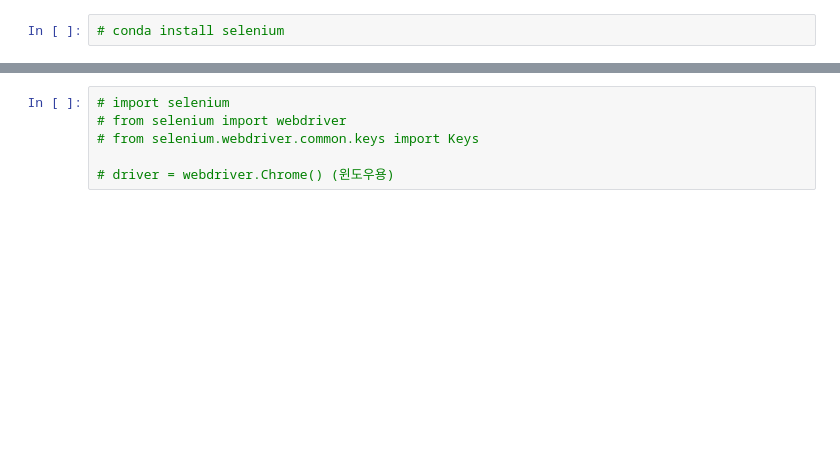
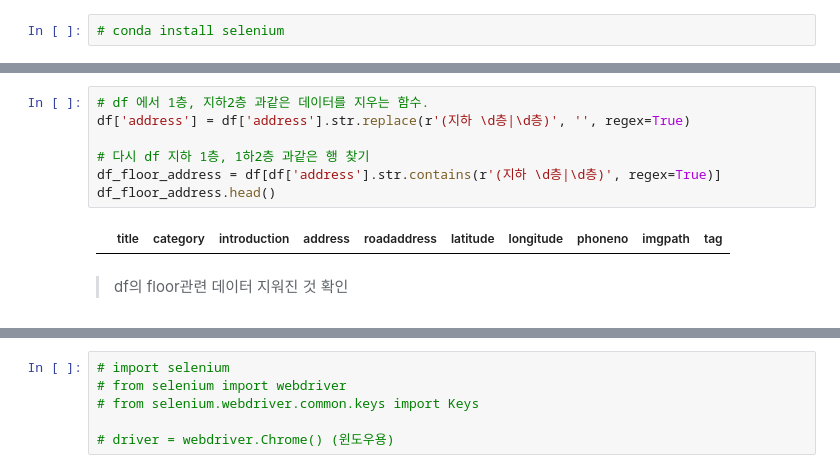
Before and after one commit to JejuTravelApp/DataAnalysis, a Jupyter notebook: MS_네이버데이터추출.ipynb, the cells around one changed output, grey strips where cells are left out. Cells and saved outputs as stored; diff of their text form; blank space fills up the shorter version.

```diff
--- a/MS_네이버데이터추출.ipynb
+++ b/MS_네이버데이터추출.ipynb
@@ -44,3 +114,14 @@ df = pd.read_csv('./Data/제주_일반음식점.csv')
+# %%
+# df 에서 1층, 지하2층 과같은 데이터를 지우는 함수.
+df['address'] = df['address'].str.replace(r'(지하 \d층|\d층)', '', regex=True)
+
+# 다시 df 지하 1층, 1하2층 과같은 행 찾기
+df_floor_address = df[df['address'].str.contains(r'(지하 \d층|\d층)', regex=True)]
+df_floor_address.head()
+# %% [output]
+|  | title | category | introduction | address | roadaddress | latitude | longitude | phoneno | imgpath | tag |
+# %% [markdown]
+> df의 floor관련 데이터 지워진 것 확인
 # %%
 df.head()
 # %% [output]
```
Also changed, not shown: parts of 33 cells of this notebook.
